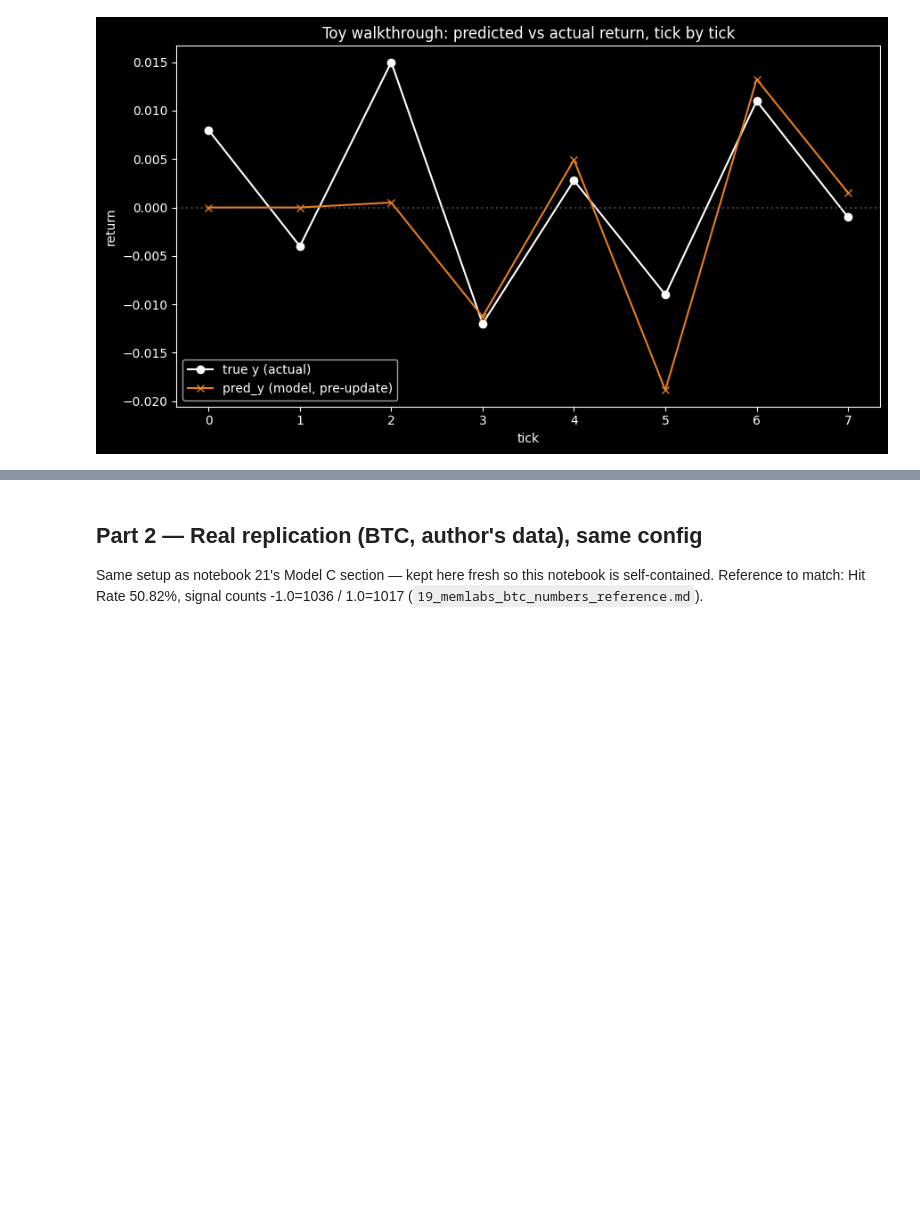
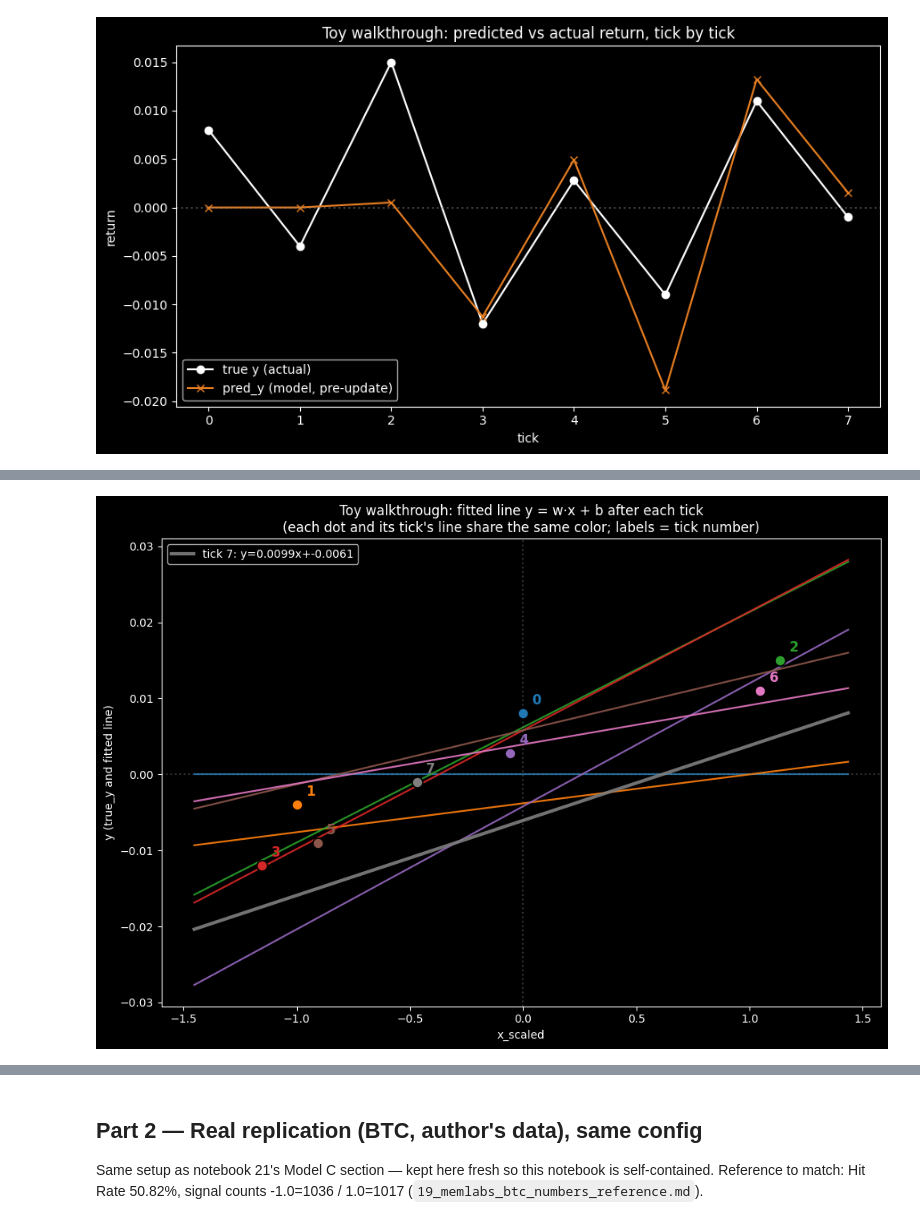
Before and after one commit to Saurav-cloud9/CodePonting, a Jupyter notebook: Algo_Trading/Framework_V2/scripts/trials/regime_model/memlabs/50_model_c_dummy_then_real.ipynb, the cells around one changed output, grey strips where cells are left out. Drawn from its saved outputs; the diff is of its cells as text; code cells hidden in the pictures; blank space fills up the shorter version.

```diff
--- a/Algo_Trading/Framework_V2/scripts/trials/regime_model/memlabs/50_model_c_dummy_then_real.ipynb
+++ b/Algo_Trading/Framework_V2/scripts/trials/regime_model/memlabs/50_model_c_dummy_then_real.ipynb
@@ -163,0 +171,34 @@ plt.show()
+# %%
+fig, ax = plt.subplots(figsize=(10, 7))
+
+x_line = np.linspace(trace_df['x_scaled'].min() - 0.3, trace_df['x_scaled'].max() + 0.3, 50)
+n_ticks = len(trace_df)
+# tab10 = qualitative palette, 8 maximally distinct hues (vs plasma's sequential gradient,
+# where neighboring ticks looked too similar)
+colors = plt.cm.tab10(np.linspace(0, 1, 10))[:n_ticks]
+
+for i, row in trace_df.iterrows():
+    color = colors[i]
+    w, b = row['w_after'], row['b_after']
+
+    # dot and its matching line share the same color
+    ax.scatter(row['x_scaled'], row['true_y'], color=color, s=90, zorder=5,
+               edgecolors='black', linewidths=1.2)
+    ax.annotate(str(row['tick']), (row['x_scaled'], row['true_y']),
+                textcoords='offset points', xytext=(8, 8), color=color, fontsize=12, fontweight='bold')
+
+    lw = 1.6 if i < n_ticks - 1 else 3.0
+    y_line = w * x_line + b
+    ax.plot(x_line, y_line, color=color, alpha=0.9, linewidth=lw,
+            label=f"tick {row['tick']}: y={w:.4f}x+{b:+.4f}" if i == n_ticks - 1 else None)
+
+ax.axhline(0, color='gray', linestyle=':', alpha=0.4)
+ax.axvline(0, color='gray', linestyle=':', alpha=0.4)
+ax.set_title('Toy walkthrough: fitted line y = w·x + b after each tick\n(each dot and its tick\'s line share the same color; labels = tick number)')
+ax.set_xlabel('x_scaled')
+ax.set_ylabel('y (true_y and fitted line)')
+ax.legend()
+plt.tight_layout()
+plt.show()
+# %% [output]
+[figure, added]
```
Also changed, not shown: parts of 12 cells of this notebook, 40 other files.
